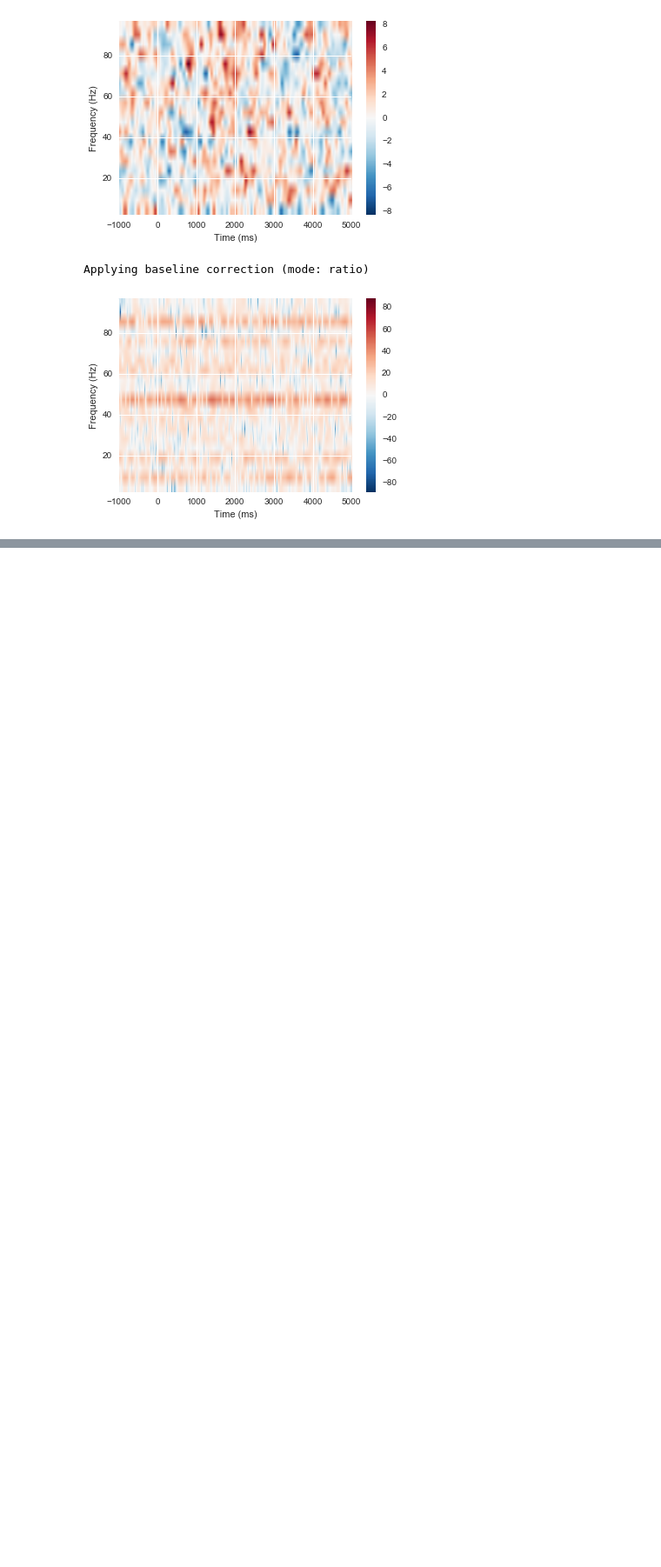
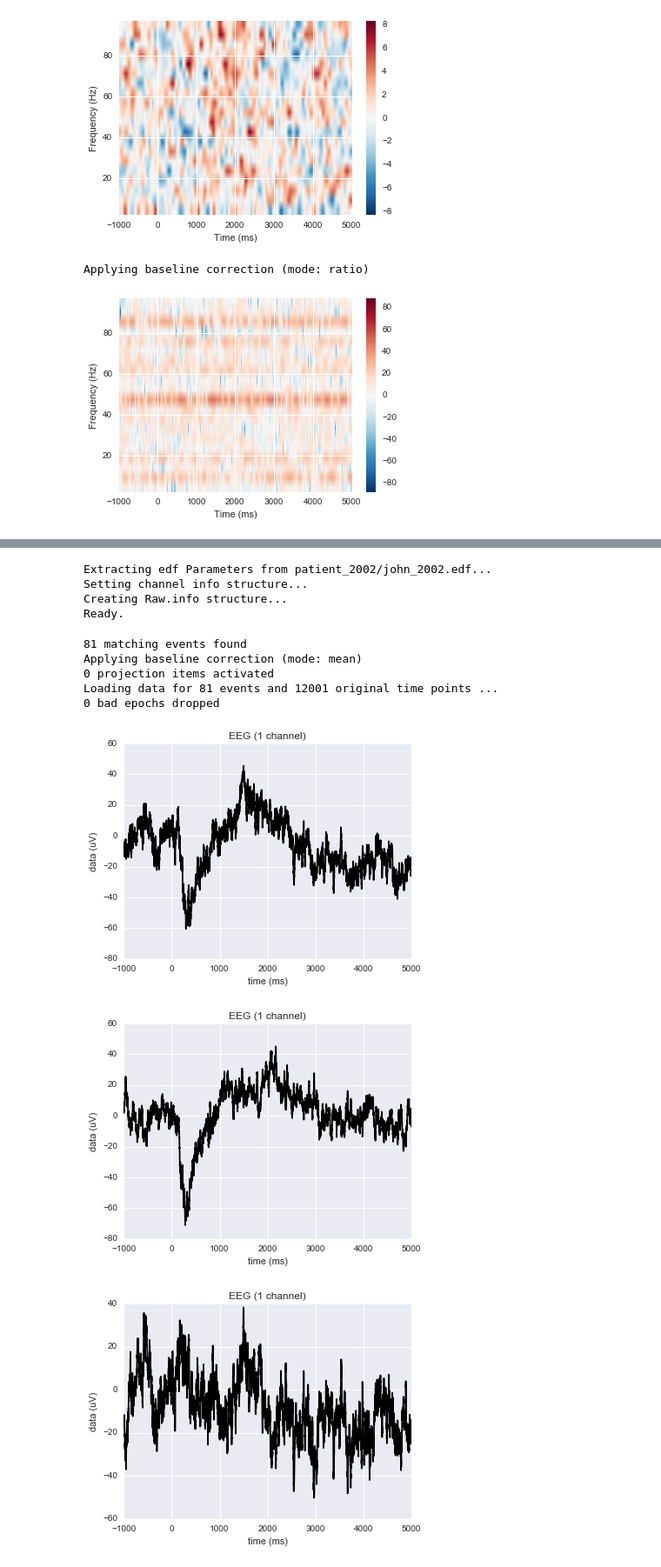
Before and after one commit to pearsonlab/ecogtools, a Jupyter notebook: ecogtools demo.ipynb, the cells around one changed output, grey strips where cells are left out. Shown at 87% size. Drawn from its saved outputs; the diff is of its cells as text; code cells hidden in the pictures; blank space fills up the shorter version.

```diff
--- a/ecogtools demo.ipynb
+++ b/ecogtools demo.ipynb
@@ -100,0 +105,42 @@ Applying baseline correction (mode: ratio)
+# %%
+# Define variables
+patient_num = "2002"
+
+taskname = "ToM_2010"
+
+event_names = ['quest_start', 'story_start', 'time_of_response']
+
+event_id = {'story_start': 1, 'time_of_resp': 16,
+            'mental/expected/quest_start': 4,
+            'mental/unexpected/quest_start': 5,
+            'physical/expected/quest_start': 6,
+            'physical/unexpected/quest_start':7 }
+# %%
+data = ecogtools.Data(patient_num, taskname, event_names, event_id)
+# %% [output]
+Extracting edf Parameters from patient_2002/john_2002.edf...
+Setting channel info structure...
+Creating Raw.info structure...
+Ready.
+# %%
+channels_of_interest = ['RTG31']
+data.initialize_epochs_object(channels_of_interest)
+# %% [output]
+81 matching events found
+Applying baseline correction (mode: mean)
+0 projection items activated
+Loading data for 81 events and 12001 original time points ...
+0 bad epochs dropped
+# %%
+evoked_mental = data.create_evoked("mental/quest_start")
+evoked_physical = data.create_evoked("physical/quest_start")
+# %%
+evoked_comb_tom = mne.combine_evoked(data.evoked_list, weights=[1, -1])
+# %%
+evoked_mental.plot()
+evoked_physical.plot()
+evoked_comb_tom.plot();
+# %% [output]
+[figure, added]
+[figure, added]
+[figure, added]
```
Also changed, not shown: parts of 25 cells of this notebook, 1 other file.
